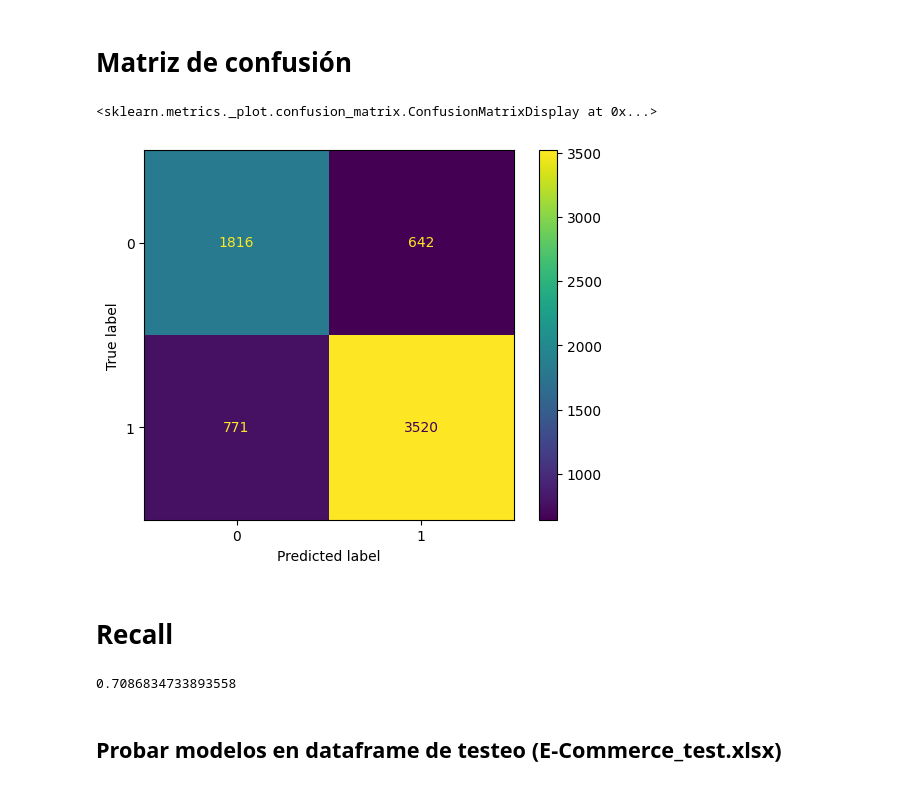
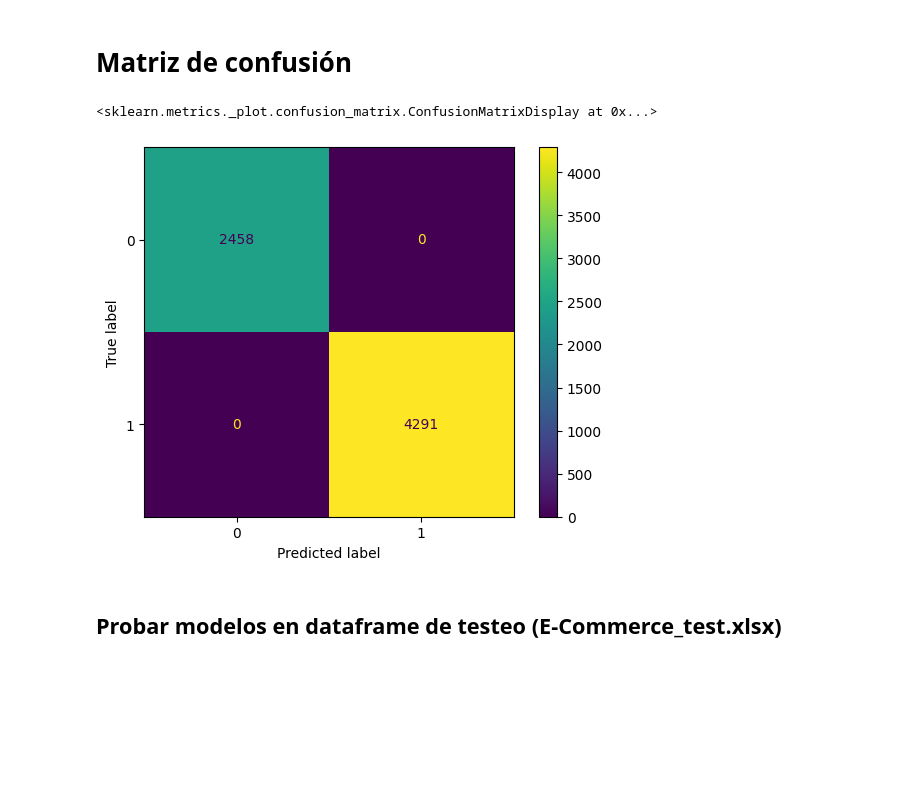
Before and after one commit to AstradaT/Datathon, a Jupyter notebook: ecommerce.ipynb, the cells around one changed output. Saved outputs shown, nothing was run; the diff lists cells and outputs as text; code cells hidden in the pictures; blank space fills up the shorter version.

Commit message:
Add Decision Tree Classifier predictions

```diff
--- a/ecommerce.ipynb
+++ b/ecommerce.ipynb
@@ -158,0 +179,9 @@ Precisión: 0.6666666666666666
+# %%
+# Predecir usando Decision Tree Classifier
+dtc = DecisionTreeClassifier()
+dtc.fit(X_train, y_train)
+y_test_pred_dtc = dtc.predict(X_test)
+y_train_pred_dtc = dtc.predict(X_train)
+print(f"Decision Tree Classifier\nPrecisión: {dtc.score(X_test, y_test)}")
+print(f"Recall: {recall_score(y_test, y_test_pred_dtc)}")
+print(classification_report(y_test, y_test_pred_dtc))
@@ -159,24 +200,14 @@ Precisión: 0.6666666666666666
 # %% [markdown]
 # Matriz de confusión
 # %%
-from sklearn.metrics import confusion_matrix, ConfusionMatrixDisplay
-
-matrix = confusion_matrix(y_train, y_train_pred_knn)
+matrix_knn = confusion_matrix(y_train, y_train_pred_knn)
+matrix_dtc = confusion_matrix(y_train, y_train_pred_dtc)
 # Graficar matriz
-cm_display = ConfusionMatrixDisplay(matrix)
+cm_display = ConfusionMatrixDisplay(matrix_dtc)
 cm_display.plot()
 # %% [output]
 <sklearn.metrics._plot.confusion_matrix.ConfusionMatrixDisplay at 0x...>
-[figure, old version]
+[figure, new version]
-# %% [markdown]
-# Recall
-# %%
-from sklearn.metrics import recall_score
-
-score = recall_score(y_test, y_test_pred_knn)
-score
-# %% [output]
-0.7086834733893558
 # %% [markdown]
 ## Probar modelos en dataframe de testeo (E-Commerce_test.xlsx)
 # %%
```
Also changed, not shown: parts of 7 cells of this notebook, 1 other file.
